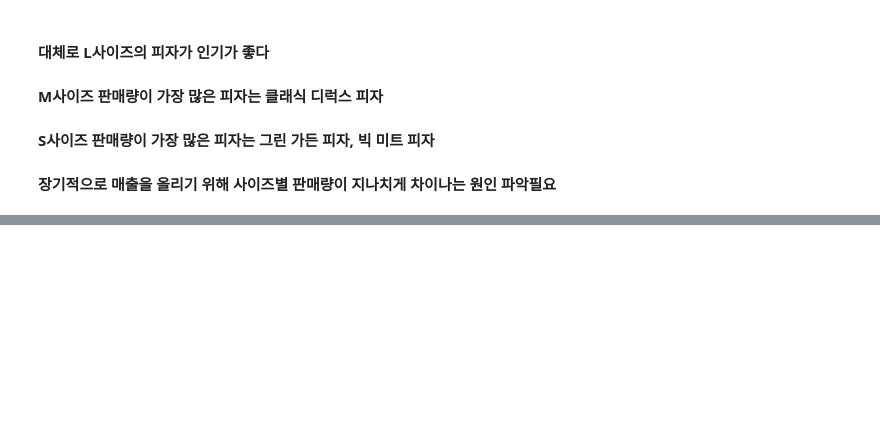
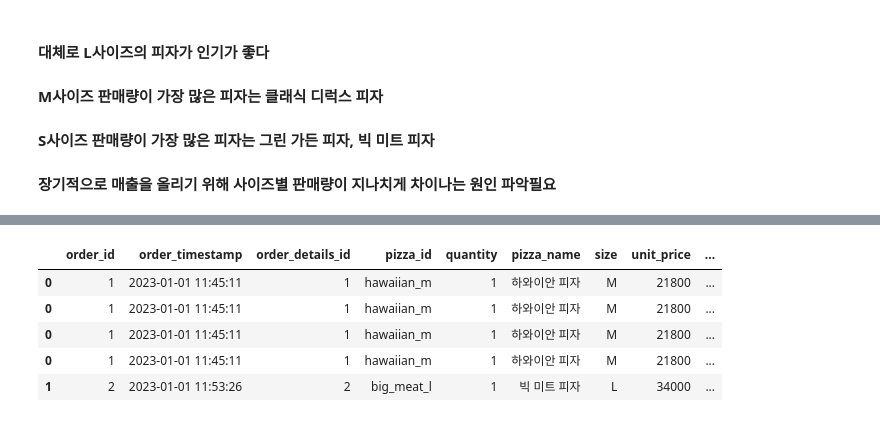
Before and after one commit to changdoong/learning-projects, a Jupyter notebook: pizza_df/pizza_df.ipynb, the cells around one changed output, grey strips where cells are left out. Drawn from its saved outputs; the diff is of its cells as text; code cells hidden in the pictures; blank space fills up the shorter version.

```diff
--- a/pizza_df/pizza_df.ipynb
+++ b/pizza_df/pizza_df.ipynb
@@ -528,0 +590,10 @@ plt.show()
+# %%
+pizza_orders_df = pizza_orders_df.explode('ingredient_handled')
+pizza_orders_df.head()
+# %% [output]
+|  | order_id | order_timestamp | order_details_id | pizza_id | quantity | pizza_name | size | unit_price | ... |
+| 0 | 1 | 2023-01-01 11:45:11 | 1 | hawaiian_m | 1 | 하와이안 피자 | M | 21800 | ... |
+| 0 | 1 | 2023-01-01 11:45:11 | 1 | hawaiian_m | 1 | 하와이안 피자 | M | 21800 | ... |
+| 0 | 1 | 2023-01-01 11:45:11 | 1 | hawaiian_m | 1 | 하와이안 피자 | M | 21800 | ... |
+| 0 | 1 | 2023-01-01 11:45:11 | 1 | hawaiian_m | 1 | 하와이안 피자 | M | 21800 | ... |
+| 1 | 2 | 2023-01-01 11:53:26 | 2 | big_meat_l | 1 | 빅 미트 피자 | L | 34000 | ... |
```
Also changed, not shown: parts of 15 cells of this notebook.
